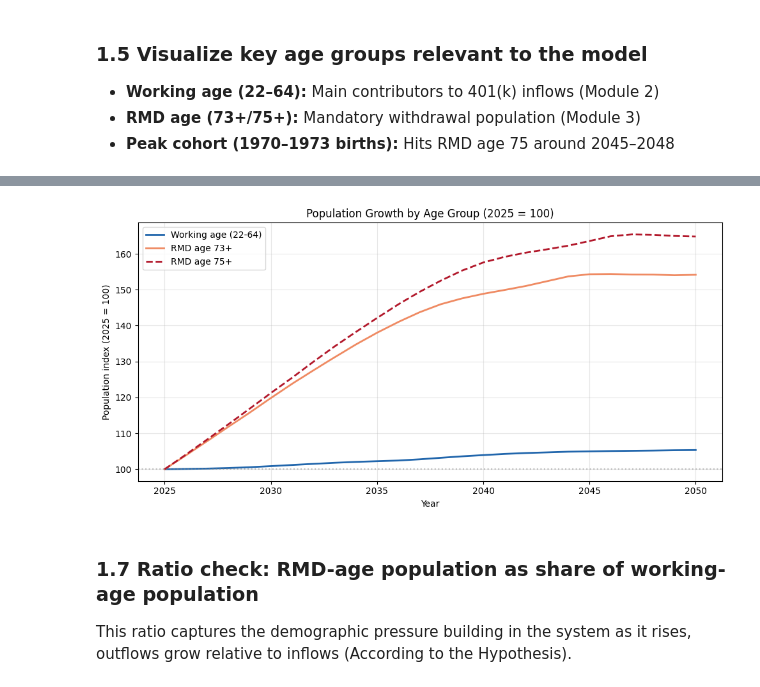
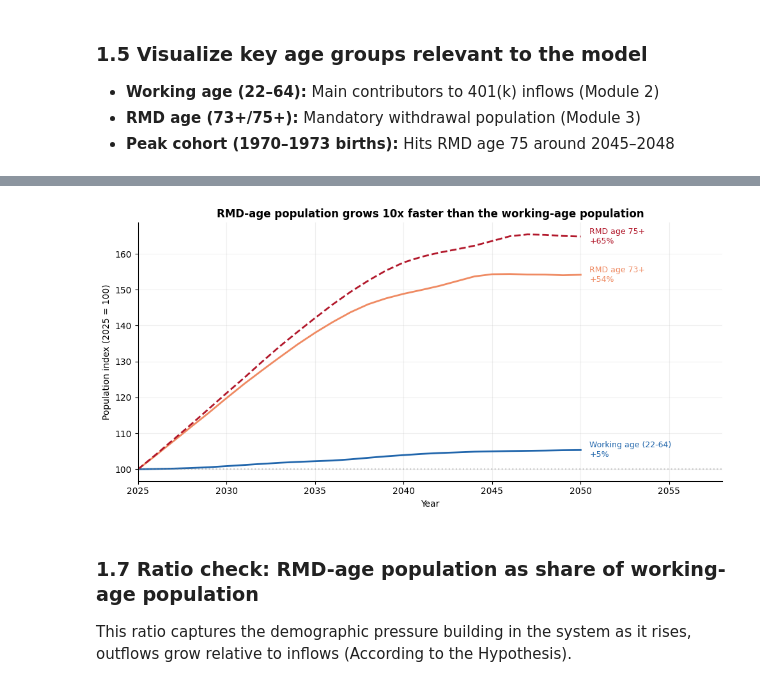
Before and after one commit to Aipinas/capstone-demographic-flows, a Jupyter notebook: notebooks/01_data_exploration.ipynb, the cells around one changed output, grey strips where cells are left out. Cells and saved outputs as stored; diff of their text form; code cells hidden in the pictures.

```diff
--- a/notebooks/01_data_exploration.ipynb
+++ b/notebooks/01_data_exploration.ipynb
@@ -34,9 +34,9 @@ We filter to SEX=0 (both), ORIGIN=0 (total), RACE=0 (all races) to get total U.S
 ### 1.1 Load and inspect raw data
 # %%
 # Load all three scenarios
-census_mid = pd.read_csv(f'{DATA_PATH}/census/np2023_d1_mid.csv')
-census_hi = pd.read_csv(f'{DATA_PATH}/census/np2023_d1_hi.csv')
-census_low = pd.read_csv(f'{DATA_PATH}/census/np2023_d1_low.csv')
+census_mid = pd.read_csv(f'{DATA_PATH}/module1_demographics/np2023_d1_mid.csv')
+census_hi = pd.read_csv(f'{DATA_PATH}/module1_demographics/np2023_d1_hi.csv')
+census_low = pd.read_csv(f'{DATA_PATH}/module1_demographics/np2023_d1_low.csv')
 
 print(f"Mid shape: {census_mid.shape}")
 print(f"Hi shape:  {census_hi.shape}")
@@ -156,3 +161,17 @@ Ages: 0 to 100
 - **Working age (22–64):** Main contributors to 401(k) inflows (Module 2)
 - **RMD age (73+/75+):** Mandatory withdrawal population (Module 3)
 - **Peak cohort (1970–1973 births):** Hits RMD age 75 around 2045–2048
+# %%
+# ── Derived life-stage series (used throughout notebook) ────────
+# These aggregate the age matrix into policy-relevant groups
+
+pre_working = pop_mid.loc[:, 0:21].sum(axis=1)
+working_age = pop_mid.loc[:, 22:64].sum(axis=1)
+retired_pre = pop_mid.loc[:, 65:72].sum(axis=1)
+rmd_age_73  = pop_mid.loc[:, 73:100].sum(axis=1)
+rmd_age_75  = pop_mid.loc[:, 75:100].sum(axis=1)
+
+print("Life-stage series created (2025–2050, mid scenario)")
+print(f"  Working age (22–64):  {working_age.loc[2025]/1e6:.1f}M → {working_age.loc[2050]/1e6:.1f}M")
+print(f"  RMD age (73+):        {rmd_age_73.loc[2025]/1e6:.1f}M → {rmd_age_73.loc[2050]/1e6:.1f}M")
+print(f"  RMD age (75+):        {rmd_age_75.loc[2025]/1e6:.1f}M → {rmd_age_75.loc[2050]/1e6:.1f}M")
@@ -225,24 +268,34 @@ RMD age (73+)                        33.5       51.6     +54.2%
 # %%
 fig, ax = plt.subplots(figsize=(10, 5))
 
-# Index to 2025 = 100
 working_age_idx = working_age / working_age.loc[2025] * 100
 rmd_73_idx = rmd_age_73 / rmd_age_73.loc[2025] * 100
 rmd_75_idx = rmd_age_75 / rmd_age_75.loc[2025] * 100
 
-ax.plot(pop_mid.index, working_age_idx, label='Working age (22-64)', color='#2166ac', linewidth=2)
-ax.plot(pop_mid.index, rmd_73_idx, label='RMD age 73+', color='#ef8a62', linewidth=2)
-ax.plot(pop_mid.index, rmd_75_idx, label='RMD age 75+', color='#b2182b', linewidth=2, linestyle='--')
-ax.axhline(y=100, color='gray', linestyle=':', alpha=0.5)
+ax.plot(pop_mid.index, working_age_idx, color='#2166ac', linewidth=2)
+ax.plot(pop_mid.index, rmd_73_idx, color='#ef8a62', linewidth=2)
+ax.plot(pop_mid.index, rmd_75_idx, color='#b2182b', linewidth=2, linestyle='--')
+ax.axhline(y=100, color='gray', linestyle=':', alpha=0.4)
+
+# Direct labels at end of each line
+ax.text(2050.5, working_age_idx.loc[2050], f'Working age (22-64)\n+{working_age_idx.loc[2050]-100:.0f}%',
+        color='#2166ac', fontsize=9, va='center')
+ax.text(2050.5, rmd_73_idx.loc[2050], f'RMD age 73+\n+{rmd_73_idx.loc[2050]-100:.0f}%',
+        color='#ef8a62', fontsize=9, va='center')
+ax.text(2050.5, rmd_75_idx.loc[2050], f'RMD age 75+\n+{rmd_75_idx.loc[2050]-100:.0f}%',
+        color='#b2182b', fontsize=9, va='center')
+
 ax.set_xlabel('Year')
 ax.set_ylabel('Population index (2025 = 100)')
-ax.set_title('Population Growth by Age Group (2025 = 100)')
-ax.legend()
-ax.grid(True, alpha=0.3)
+ax.set_title('RMD-age population grows 10x faster than the working-age population', fontsize=12, fontweight='bold')
+ax.set_xlim(2025, 2058)  # Extra space for labels
+ax.grid(True, alpha=0.2)
+ax.spines['top'].set_visible(False)
+ax.spines['right'].set_visible(False)
 plt.tight_layout()
 plt.show()
 # %% [output]
-[figure, old version]
+[figure, new version]
 # %% [markdown]
 ### 1.7 Ratio check: RMD-age population as share of working-age population
 This ratio captures the demographic pressure building in the system as it rises, outflows grow relative to inflows (According to the Hypothesis).
```
Also changed, not shown: parts of 13 cells of this notebook, 6 other files.
